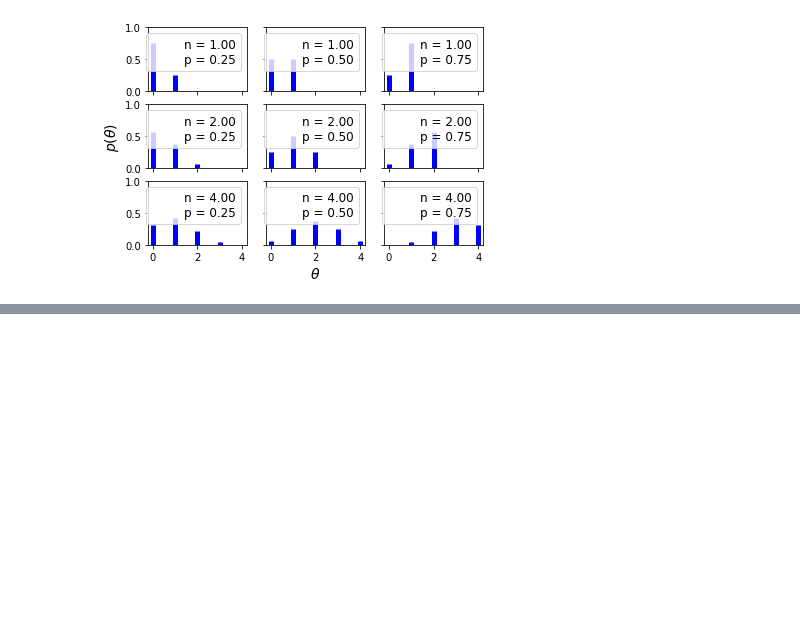
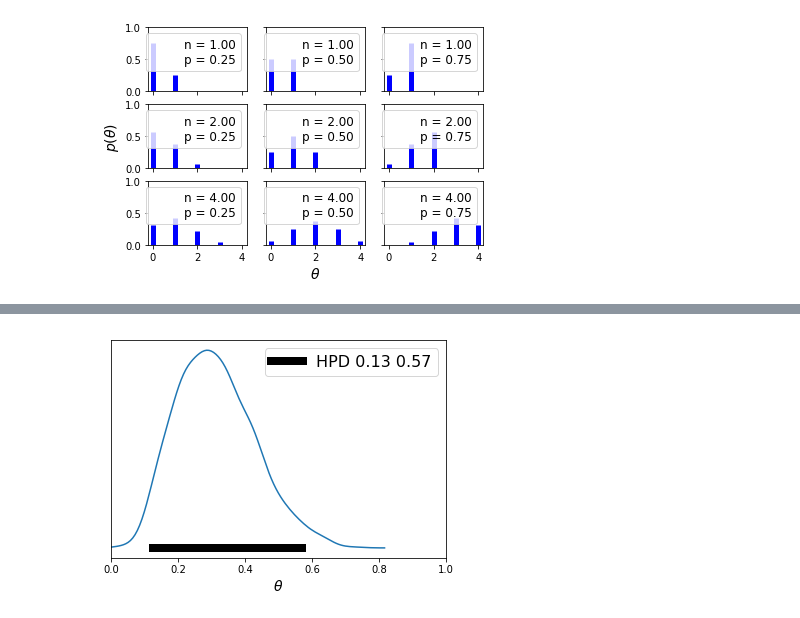
Before and after one commit to ducksfrogs/pybooks, a Jupyter notebook: bayesian_stastics_modeling/first/from1.3.ipynb, the cells around one changed output, grey strips where cells are left out. Saved outputs shown, nothing was run; the diff lists cells and outputs as text; code cells hidden in the pictures; blank space fills up the shorter version.

```diff
--- a/bayesian_stastics_modeling/first/from1.3.ipynb
+++ b/bayesian_stastics_modeling/first/from1.3.ipynb
@@ -40,0 +85,20 @@ for i in range(4):
+# %%
+def naive_hpd(post):
+    sns.kdeplot(post)
+    HPD = np.percentile(post, [2.5, 97.5])
+    plt.plot(HPD, [0,0], label='HPD {:.2f} {:.2f}'.format(*HPD), linewidth=8,
+            color='k')
+    plt.legend(fontsize=16)
+    plt.xlabel(r'$\theta$', fontsize=14)
+    plt.gca().axes.get_yaxis().set_ticks([])
+
+np.random.seed(1)
+post = stats.beta.rvs(5, 11, size=1000)
+
+naive_hpd(post)
+plt.xlim(0,1)
+plt.savefig("img07.png")
+
+plt.show()
+# %% [output]
+[figure, added]
```
Also changed, not shown: parts of 6 cells of this notebook, 2 other files.
